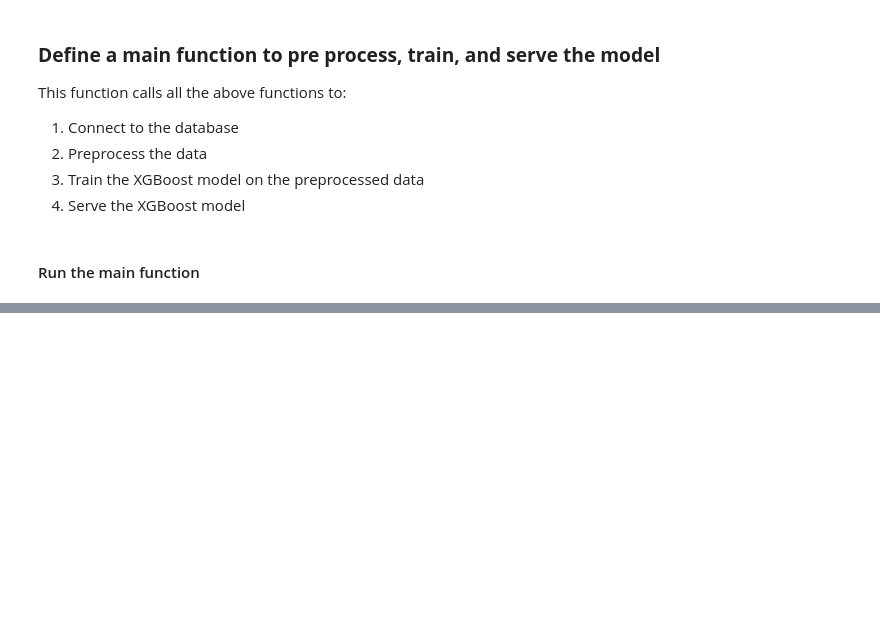
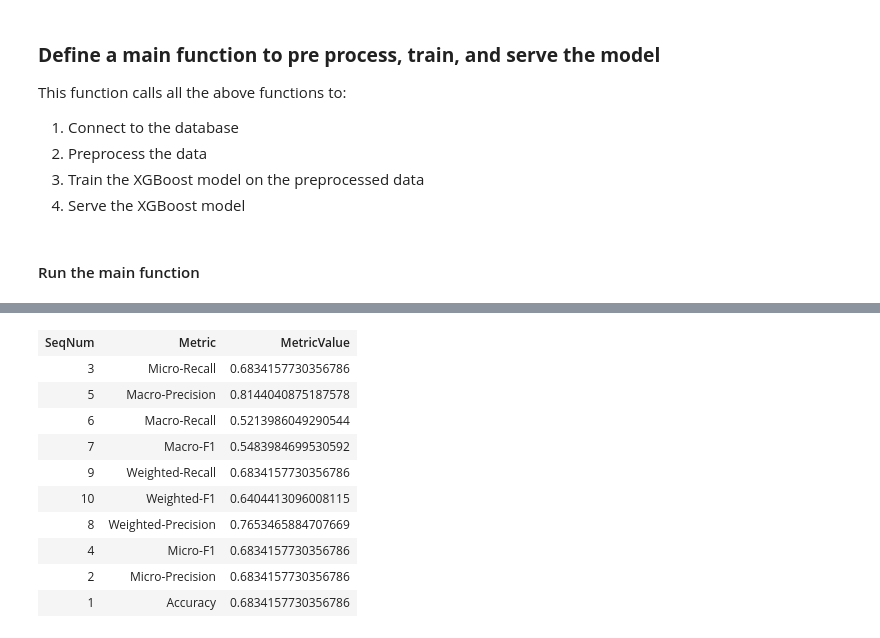
Before and after one commit to Teradata/vector-store-examples, a Jupyter notebook: In_DB_Analytics_Functions/UseCase08/UseCase8-ClassificationOfTrips.ipynb, the cells around one changed output, grey strips where cells are left out. Saved outputs shown, nothing was run; the diff lists cells and outputs as text; code cells hidden in the pictures; blank space fills up the shorter version.

Commit message:
Added accuracy metrics

```diff
--- a/In_DB_Analytics_Functions/UseCase08/UseCase8-ClassificationOfTrips.ipynb
+++ b/In_DB_Analytics_Functions/UseCase08/UseCase8-ClassificationOfTrips.ipynb
@@ -643,0 +694,5 @@ Main function executed in 52.423715099925175 seconds.
+# %%
+# View accuracy
+accuracy_query = DataFrame.from_query("SELECT * FROM TPCXAI.uc08_accuracy")
+accuracy_query
+# %% [output]
@@ -643,0 +700,11 @@ Main function executed in 52.423715099925175 seconds.
+| SeqNum | Metric | MetricValue |
+| 3 | Micro-Recall | 0.6834157730356786 |
+| 5 | Macro-Precision | 0.8144040875187578 |
+| 6 | Macro-Recall | 0.5213986049290544 |
+| 7 | Macro-F1 | 0.5483984699530592 |
+| 9 | Weighted-Recall | 0.6834157730356786 |
+| 10 | Weighted-F1 | 0.6404413096008115 |
+| 8 | Weighted-Precision | 0.7653465884707669 |
+| 4 | Micro-F1 | 0.6834157730356786 |
+| 2 | Micro-Precision | 0.6834157730356786 |
+| 1 | Accuracy | 0.6834157730356786 |
```
Also changed, not shown: parts of 7 cells of this notebook.
